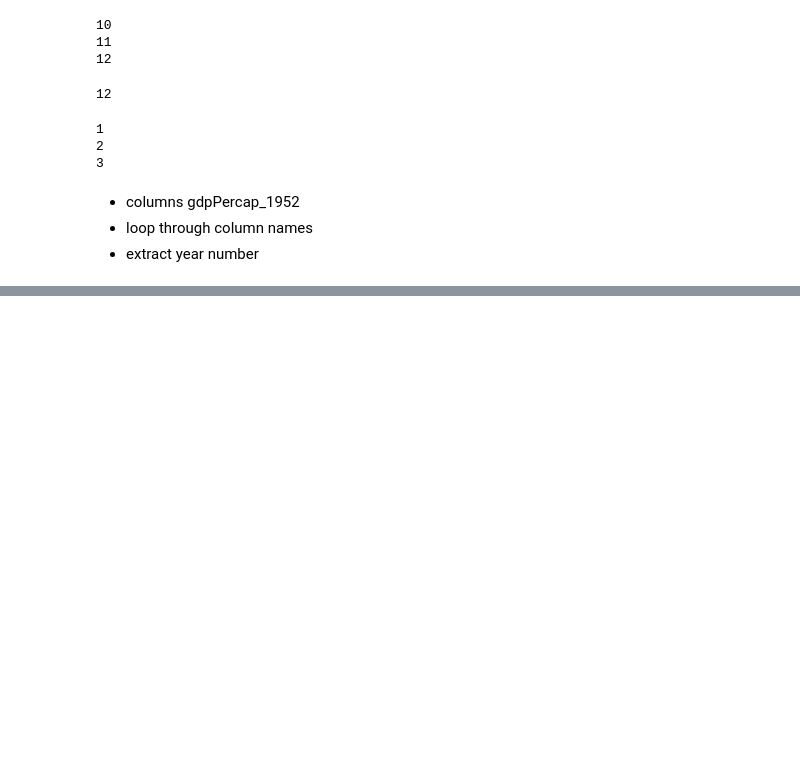
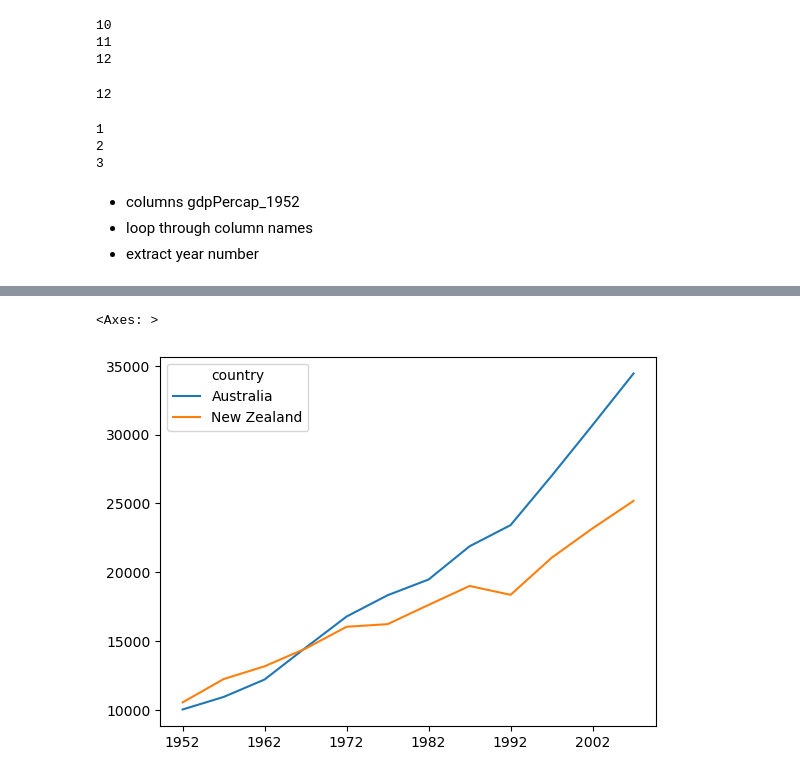
Before and after one commit to ubvu/2024-03-19-python, a Jupyter notebook: notebooks/loops_intro.ipynb, the cells around one changed output, grey strips where cells are left out. Cells and saved outputs as stored; diff of their text form; code cells hidden in the pictures; blank space fills up the shorter version.

```diff
--- a/notebooks/loops_intro.ipynb
+++ b/notebooks/loops_intro.ipynb
@@ -87,0 +108,7 @@ for column in data.columns:
+# %%
+data.columns = years
+# %%
+data.T.plot()
+# %% [output]
+<Axes: >
+[figure, added]
```
Also changed, not shown: parts of 2 cells of this notebook.
